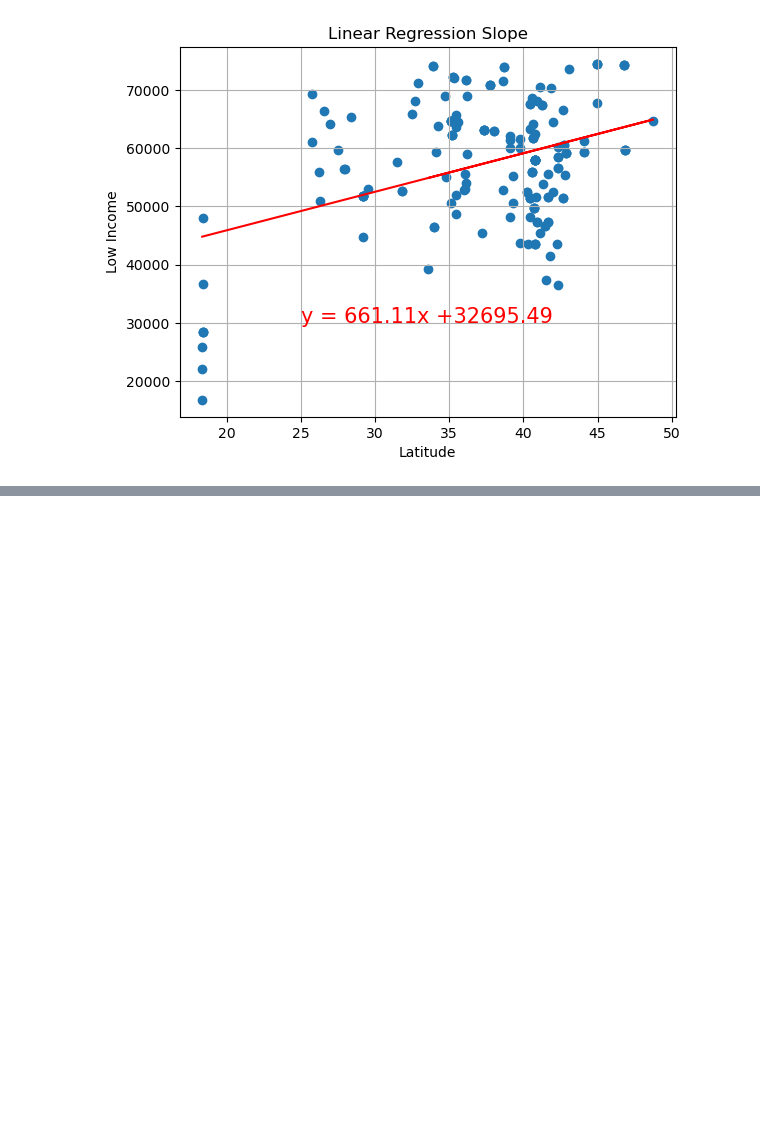
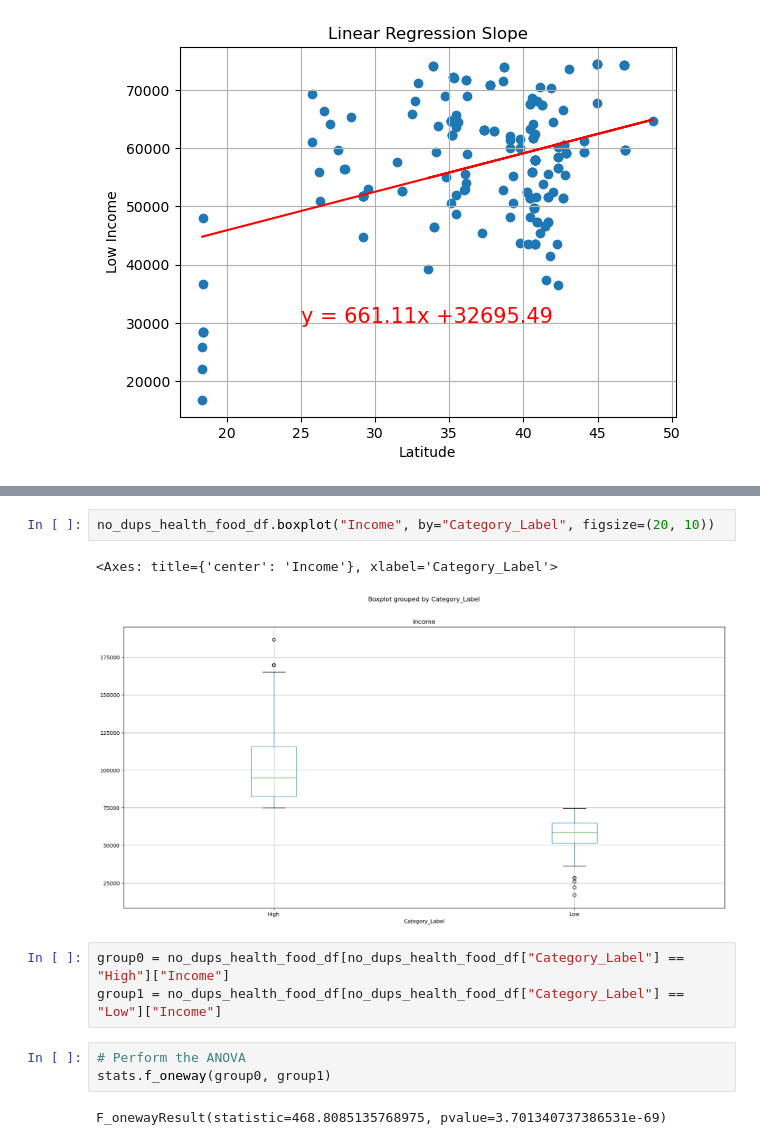
Before and after one commit to bseri0/Proj_1, a Jupyter notebook: py_api/alan_prj_1.ipynb, the cells around one changed output, grey strips where cells are left out. Cells and saved outputs as stored; diff of their text form; blank space fills up the shorter version.

```diff
--- a/py_api/alan_prj_1.ipynb
+++ b/py_api/alan_prj_1.ipynb
@@ -504,0 +626,13 @@ The r-value is: 0.15163254039321966
+# %%
+no_dups_health_food_df.boxplot("Income", by="Category_Label", figsize=(20, 10))
+# %% [output]
+<Axes: title={'center': 'Income'}, xlabel='Category_Label'>
+[figure, added]
+# %%
+group0 = no_dups_health_food_df[no_dups_health_food_df["Category_Label"] == "High"]["Income"]
+group1 = no_dups_health_food_df[no_dups_health_food_df["Category_Label"] == "Low"]["Income"]
+# %%
+# Perform the ANOVA
+stats.f_oneway(group0, group1)
+# %% [output]
+F_onewayResult(statistic=468.8085135768975, pvalue=3.701340737386531e-69)
```
Also changed, not shown: parts of 23 cells of this notebook.
